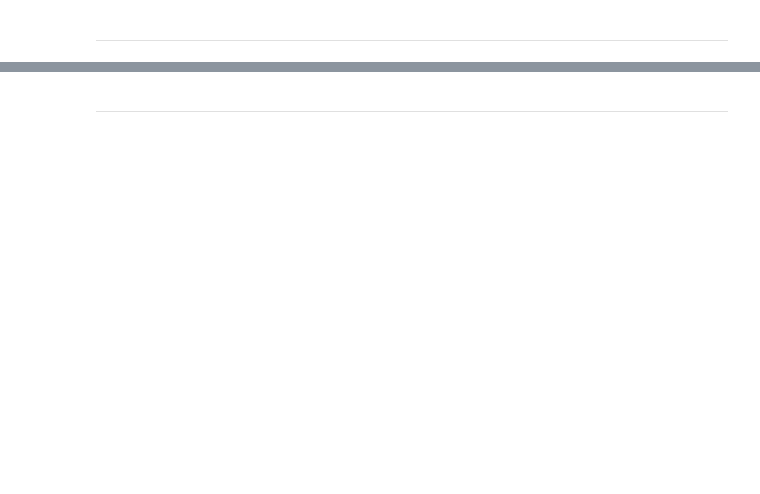
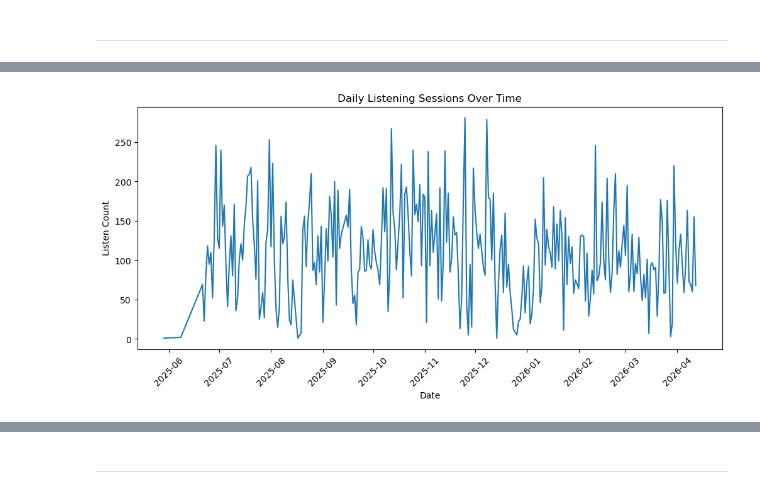
Before and after one commit to tschuff-web/lalaland, a Jupyter notebook: lalaland.ipynb, the cells around one changed output, grey strips where cells are left out. Drawn from its saved outputs; the diff is of its cells as text; code cells hidden in the pictures; blank space fills up the shorter version.

Commit message:
changed project idea, redid all the code, finished first draft of jupyter notebook.

```diff
--- a/lalaland.ipynb
+++ b/lalaland.ipynb
@@ -106,0 +64,27 @@ KeyboardInterrupt:
+# %%
+import pandas as pd
+import new_utils
+import matplotlib.pyplot as plt
+
+%cd /Users/schufft/Library/CloudStorage/OneDrive-GonzagaUniversity/Classes/Spring 2026/CPSC 222 - Data Science/quantified-self-project
+
+
+# Load datasets
+activity_raw = new_utils.load_activity_data(
+    "lalaland/dataset files/Apple Music Play Activity.csv"
+)
+weekday_df = new_utils.load_weekday_table("lalaland/dataset files/weekday_table.csv")
+
+# Clean activity data
+activity_clean = new_utils.clean_activity_data(activity_raw)
+
+# Compute daily listening counts
+daily_df = new_utils.calc_daily_counts(activity_clean)
+
+# Merge with weekday table
+merged_df = new_utils.merge_with_weekday(daily_df, weekday_df)
+
+# Add additional features
+merged_df = new_utils.add_month(merged_df)
+merged_df = new_utils.add_rolling_average(merged_df)
+merged_df = new_utils.add_weekend_flag(merged_df)
@@ -118,0 +113,11 @@ KeyboardInterrupt:
+# %%
+# Plot Daily Counts
+plt.figure(figsize=(12, 5))
+plt.plot(merged_df["Date"], merged_df["Listen Count"])
+plt.title("Daily Listening Sessions Over Time")
+plt.xlabel("Date")
+plt.ylabel("Listen Count")
+plt.xticks(rotation=45)
+plt.show()
+# %% [output]
+[figure, added]
```
Also changed, not shown: parts of 43 cells of this notebook, 4 other files.
